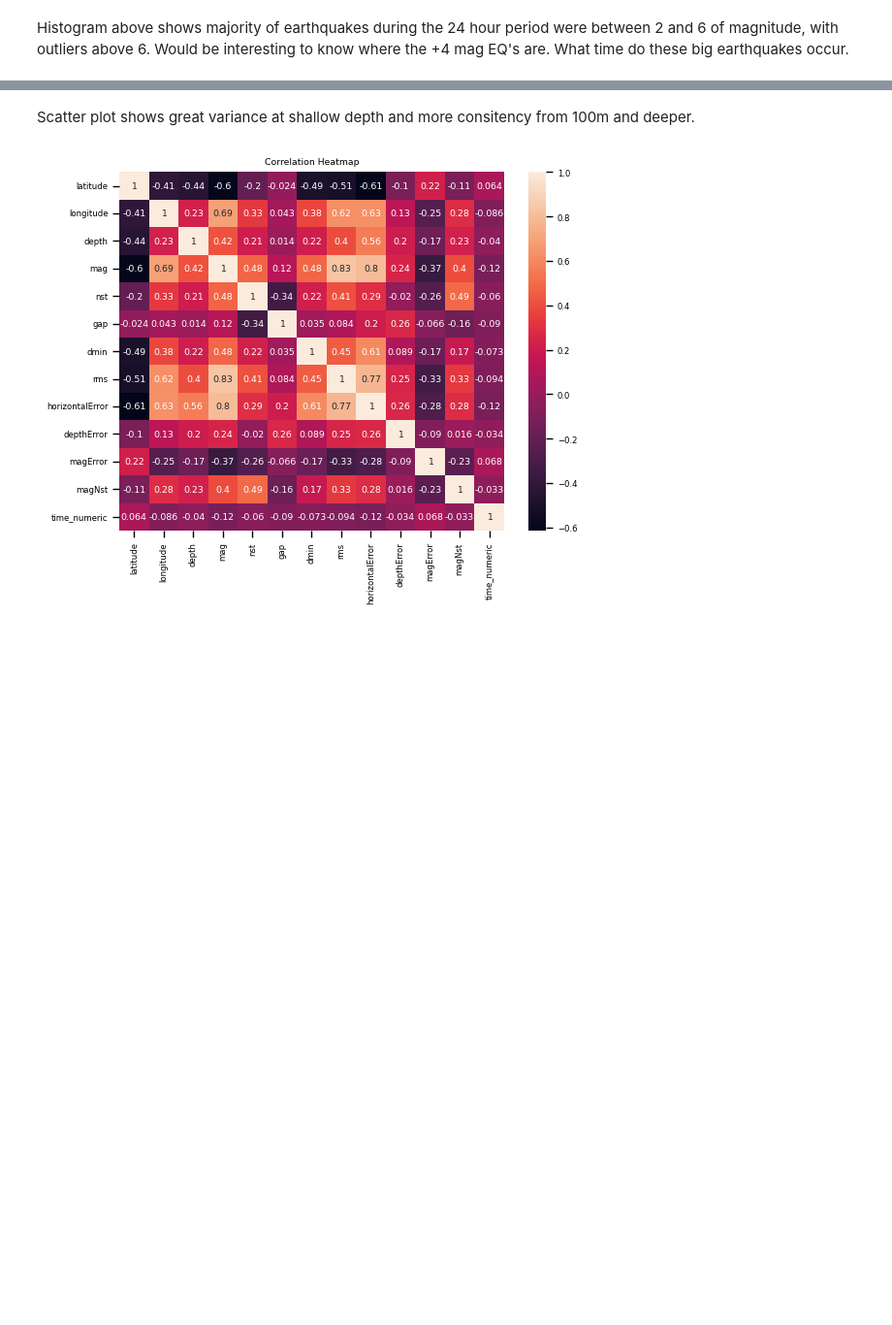
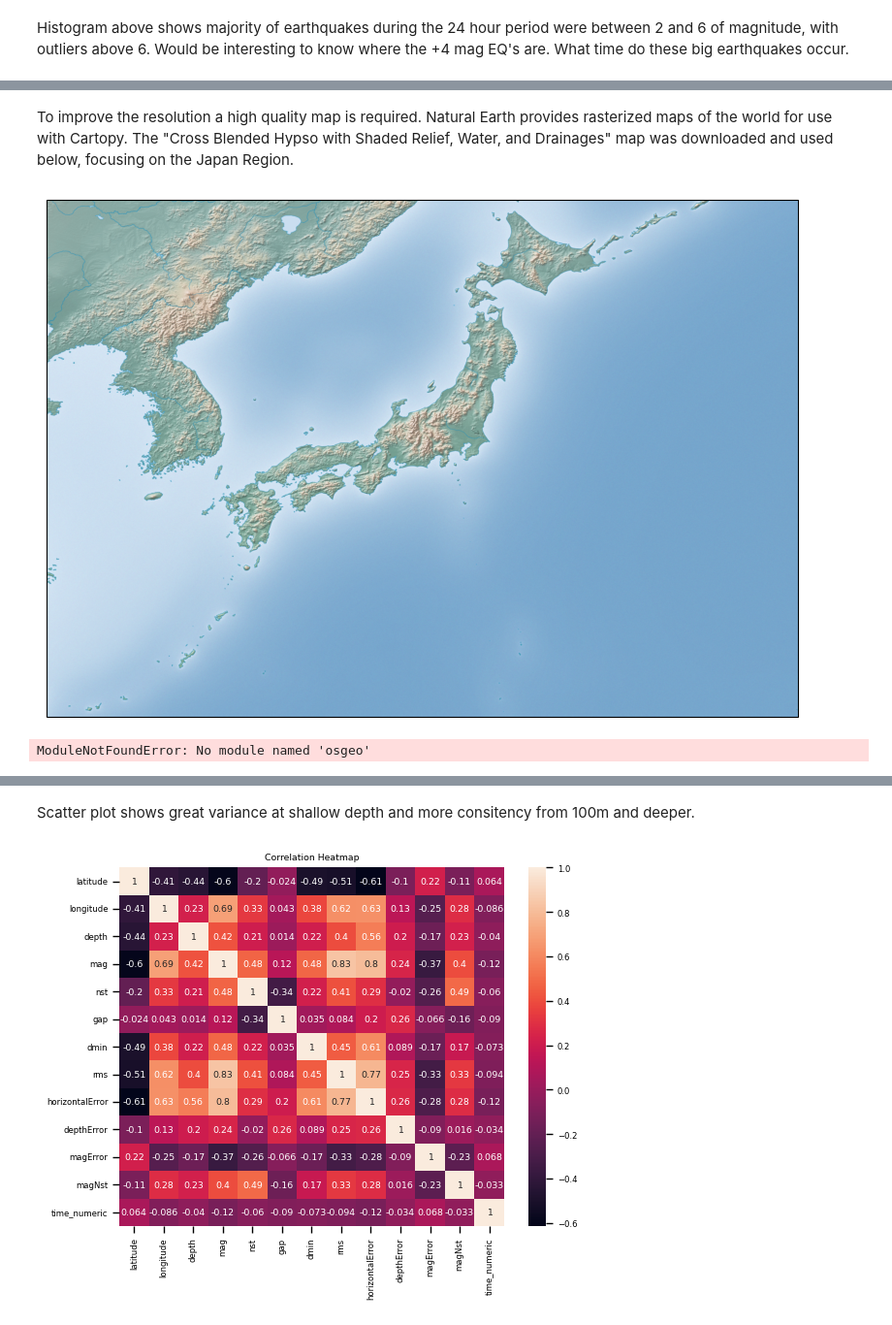
Before and after one commit to xixixi237/The-Developer-Academy, a Jupyter notebook: Assignment_5_Data_Visualisation.ipynb, the cells around one changed output, grey strips where cells are left out. Shown at 97% size. Cells and saved outputs as stored; diff of their text form; code cells hidden in the pictures; blank space fills up the shorter version.

```diff
--- a/Assignment_5_Data_Visualisation.ipynb
+++ b/Assignment_5_Data_Visualisation.ipynb
@@ -196,3 +258,68 @@ What time do these big earthquakes occur.
+# %% [markdown]
+To improve the resolution a high quality map is required. Natural Earth provides rasterized maps of the world for use with Cartopy.
+The "Cross Blended Hypso with Shaded Relief, Water, and Drainages" map was downloaded and used below, focusing on the Japan Region.
+# %%
+import matplotlib.pyplot as plt
+import cartopy.crs as ccrs
+import rasterio
+
+# Path to your Natural Earth raster file
+ne_file_path = r'C:\Users\aadon\OneDrive\Documents\DA\TDA\Assignments\Natural Earth\HYP_HR_SR_W_DR.tif'
+
+# Open the raster file using rasterio
+with rasterio.open(ne_file_path) as src:
+    # Read the raster data
+    img = src.read()
+
+    # If the image has more than 3 bands, keep only the first three (assuming they are RGB)
+    if img.shape[0] > 3:
+        img = img[:3, :, :]
+
+    # Transpose the image to the format (height, width, channels)
+    img = img.transpose(1, 2, 0)
+
+    # Create a Cartopy map with the downloaded Natural Earth raster
+    fig, ax = plt.subplots(figsize=(10, 10), subplot_kw={'projection': ccrs.PlateCarree()})
+    ax.set_extent([122, 154, 24, 46], crs=ccrs.PlateCarree())
+
+    # Show the image
+    ax.imshow(img, origin='upper', extent=[src.bounds.left, src.bounds.right, src.bounds.bottom, src.bounds.top], transform=ccrs.PlateCarree())
+
+    # Plot your data on the ax
+    # ...
+
+    plt.show()
+# %% [output]
+[figure, added]
+# %%
+import matplotlib.pyplot as plt
+import cartopy.crs as ccrs
+import numpy as np
+from osgeo import gdal
+
+# Load the TIFF file
+tiff_path = 'C:/Users/aadon/OneDrive/Documents/DA/TDA/Assignments/Natural Earth/HYP_HR_SR_W_DR.tif'  # Replace with the path to your TIFF file
+dataset = gdal.Open(tiff_path)
+data_array = dataset.ReadAsArray()
+transformation = dataset.GetGeoTransform()
+extent = [transformation[0], transformation[0] + dataset.RasterXSize * transformation[1],
+          transformation[3] + dataset.RasterYSize * transformation[5], transformation[3]]
+
+# Create a plot with a specific projection and set the extent to focus on Japan
+plt.figure(figsize=(10, 10))  # Set size
+ax = plt.axes(projection=ccrs.PlateCarree())  # Function from cartopy that superimposes the plot over a map
+ax.set_extent([122, 154, 24, 46], crs=ccrs.PlateCarree())  # Set the map extent to the region around Japan
+
+# Plot the TIFF as the background image
+ax.imshow(data_array, origin='upper', extent=extent, transform=ccrs.PlateCarree())
+
+# The rest of your plotting code for earthquake data
+# ...
+
+# Show the plot
+plt.show()
+# %% [output]
+ModuleNotFoundError: No module named 'osgeo'
 # %%
 plt.scatter(data_clean['depth'], data_clean['mag'])
 plt.title('Depth vs Magnitude')
```
Also changed, not shown: parts of 7 cells of this notebook.
